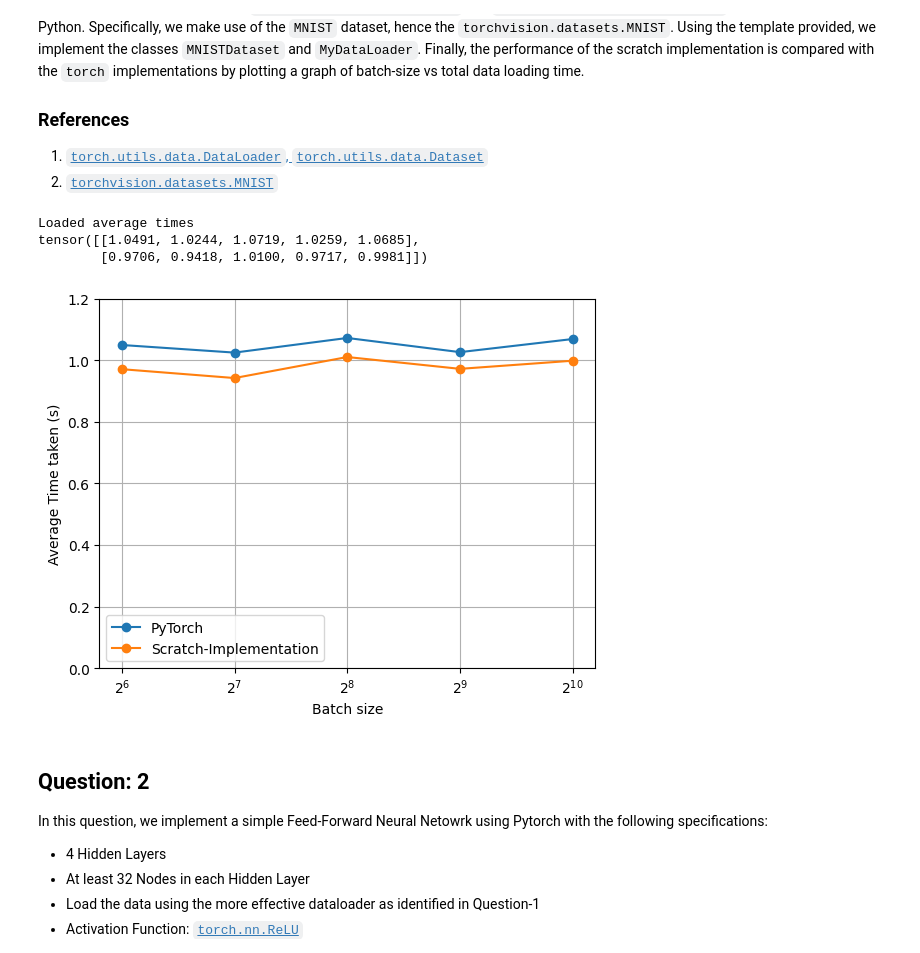
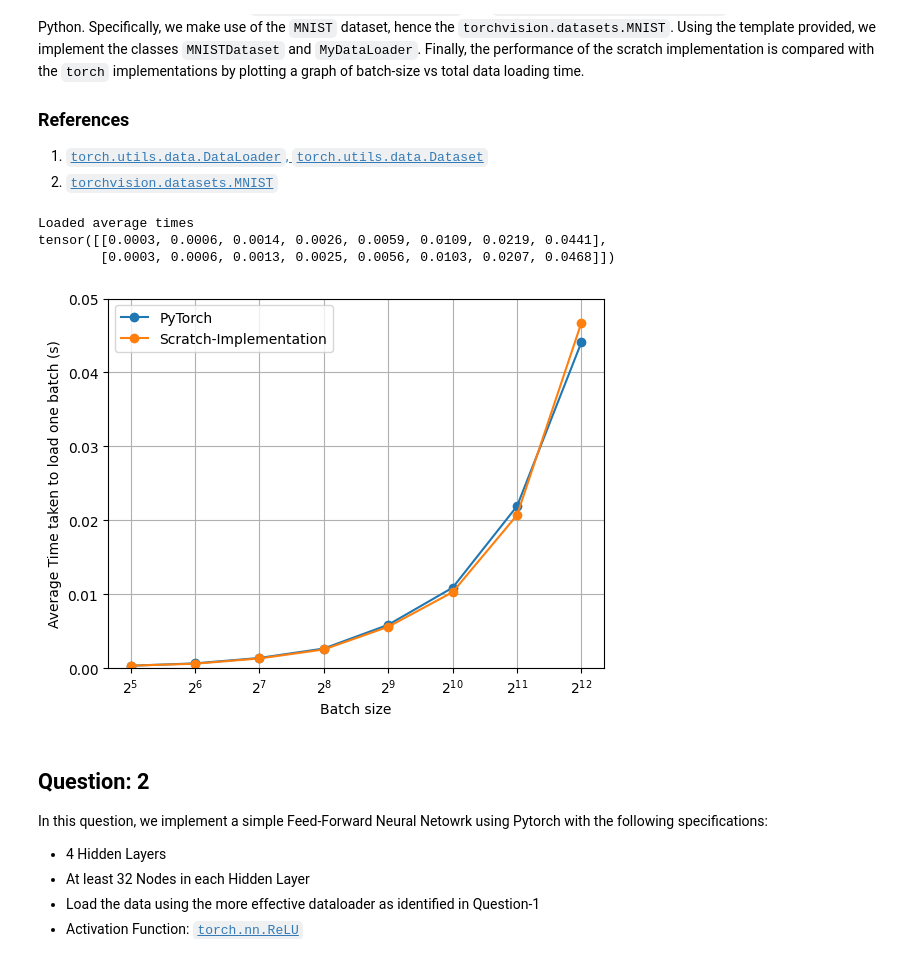
Before and after one commit to divyajeettt/CSE641, a Jupyter notebook: Assignment-1/2021529-A1.ipynb, the cells around one changed output. Cells and saved outputs as stored; diff of their text form; code cells hidden in the pictures.

```diff
--- a/Assignment-1/2021529-A1.ipynb
+++ b/Assignment-1/2021529-A1.ipynb
@@ -106,47 +105,47 @@ my_training_data = MNISTDataset(root="data", train=True, download=True, transfor
 # %%
-times = torch.zeros(2, 5)
+times = torch.zeros(2, 8)
 REPEATS = 10
 
-# times = torch.load("average_times.pt")
-# print("Loaded average times")
-# print(times)
+times = torch.load("average_times_per_batch.pt")
+print("Loaded average times")
+print(times)
 
-# for i in range(5):
-#     batch_size = 2 ** (i+6)
-#     py_train_dataloader = DataLoader(py_training_data, batch_size=batch_size, shuffle=False)
-#     my_train_dataloader = MyDataLoader(my_training_data, batch_size=batch_size, shuffle=False)
+# for i in range(8):
+#     batch_size = pow(2, i+5)
+#     torch_train_dataloader = DataLoader(py_training_data, batch_size=batch_size, shuffle=False)
+#     custom_train_dataloader = MyDataLoader(my_training_data, batch_size=batch_size, shuffle=False)
 
 #     for j in range(REPEATS):
 #         print(f"Batch size: {batch_size}, repeat: {j}", end="\r")
 
 #         start = time.time()
-#         for data, target in py_train_dataloader: pass
-#         times[0, i] += time.time() - start
+#         for data, target in torch_train_dataloader: pass
+#         times[0, i] += ((time.time() - start) / len(torch_train_dataloader))
 
 #         start = time.time()
-#         for data, target in my_train_dataloader: pass
-#         times[1, i] += time.time() - start
+#         for data, target in custom_train_dataloader: pass
+#         times[1, i] += ((time.time() - start) / len(custom_train_dataloader))
 
-# print(times := times/(REPEATS*5))
-# torch.save(times, "average_times.pt")
+# print(times := times/(REPEATS*8))
+# torch.save(times, "average_times_per_batch.pt")
 # %% [output]
 Loaded average times
-tensor([[1.0491, 1.0244, 1.0719, 1.0259, 1.0685],
-        [0.9706, 0.9418, 1.0100, 0.9717, 0.9981]])
+tensor([[0.0003, 0.0006, 0.0014, 0.0026, 0.0059, 0.0109, 0.0219, 0.0441],
+        [0.0003, 0.0006, 0.0013, 0.0025, 0.0056, 0.0103, 0.0207, 0.0468]])
 # %%
-plt.plot([2**(i+6) for i in range(5)], times[0], label="PyTorch", marker="o")
-plt.plot([2**(i+6) for i in range(5)], times[1], label="Scratch-Implementation", marker="o")
+plt.plot([2**i for i in range(5, 13)], times[0], label="PyTorch", marker="o")
+plt.plot([2**i for i in range(5, 13)], times[1], label="Scratch-Implementation", marker="o")
 
 plt.xlabel("Batch size")
-plt.ylabel("Average Time taken (s)")
+plt.ylabel("Average Time taken to load one batch (s)")
 plt.legend()
 
 plt.xscale("log", base=2)
-plt.ylim(0, 1.2)
+plt.ylim(0, 0.05)
 plt.grid(True)
 plt.show()
 # %% [output]
-[figure, old version]
+[figure, new version]
 # %% [markdown]
 ## **Question: 2**
 
```
Also changed, not shown: parts of 19 cells of this notebook.
